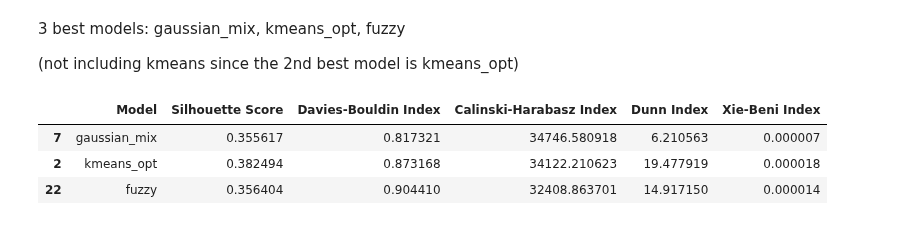
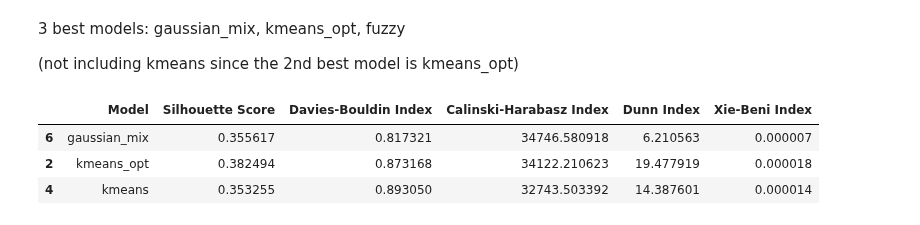
Before and after one commit to sarabreu/thesis_dev, a Jupyter notebook: 3_evaluation/clean_wind.ipynb, the cells around one changed output. Drawn from its saved outputs; the diff is of its cells as text; code cells hidden in the pictures.

```diff
--- a/3_evaluation/clean_wind.ipynb
+++ b/3_evaluation/clean_wind.ipynb
@@ -60,13 +60,13 @@ def dunn_index(df):
 # %%
 def xie_beni_index(df):
     # Compute the total scatter
-    total_scatter = np.sum(pdist(df[['PC1', 'PC2']]) ** 2) / (2 * len(df))
+    total_scatter = np.sum(pdist(df[['0', '1', '2']]) ** 2) / (2 * len(df))
 
     # Compute the intra-cluster scatter
     cluster_labels = df['cluster_label'].unique()
     intra_cluster_scatter = 0
     for label in cluster_labels:
-        cluster_points = df[df['cluster_label'] == label][['PC1', 'PC2']]
+        cluster_points = df[df['cluster_label'] == label][['0', '1', '2']]
         cluster_center = np.mean(cluster_points, axis=0)
         intra_cluster_scatter += np.sum(np.linalg.norm(cluster_points - cluster_center, axis=1) ** 2)
     intra_cluster_scatter /= len(df)
@@ -77,9 +77,9 @@ def compute_metrics(df):
     metrics = {}
 
     if df['cluster_label'].nunique() > 1:
-        metrics['Silhouette Score'] = silhouette_score(df[['PC1', 'PC2']], df['cluster_label'])
-        metrics['Davies-Bouldin Index'] = davies_bouldin_score(df[['PC1', 'PC2']], df['cluster_label'])
-        metrics['Calinski-Harabasz Index'] = calinski_harabasz_score(df[['PC1', 'PC2']], df['cluster_label'])
+        metrics['Silhouette Score'] = silhouette_score(df[['0', '1', '2']], df['cluster_label'])
+        metrics['Davies-Bouldin Index'] = davies_bouldin_score(df[['0', '1', '2']], df['cluster_label'])
+        metrics['Calinski-Harabasz Index'] = calinski_harabasz_score(df[['0', '1', '2']], df['cluster_label'])
         metrics['Dunn Index'] = dunn_index(df)
         metrics['Xie-Beni Index'] = xie_beni_index(df)
     else:
@@ -91,21 +91,19 @@ def compute_metrics(df):
 
     return metrics
 # %%
-# # Create a dictionary with dataframes and their names
-# dataframes = {
-#     'clara_opt': clara_opt, 'fuzzy_opt': fuzzy_opt, 'kmeans_opt': kmeans_opt,
-#     'clara': clara, 'fuzzy': fuzzy, 'kmeans': kmeans,
-#     'bgmm': bgmm, 'dpmm': dpmm, 'gaussian_mix': gaussian_mix,
-#     'average_link_opt': average_link_opt, 'birch_opt': birch_opt,
-#     'single_link_opt': single_link_opt, 'centroid_link_opt': centroid_link_opt,
-#     'ward_link_opt': ward_link_opt,
-#     'average_link': average_link, 'birch': birch, 'single_link': single_link,
-#     'centroid_link': centroid_link, 'ward_link': ward_link,
-#     'dbscan': dbscan, 'optics': optics,
-#     'bgmm_opt': bgmm_opt, 'gaussian_mix_opt': gaussian_mix_opt
-#  }
 # Create a dictionary with dataframes and their names
-dataframes = {'bgmm': bgmm}
+dataframes = {
+    'clara_opt': clara_opt, 'fuzzy_opt': fuzzy_opt, 'kmeans_opt': kmeans_opt,
+    'clara': clara, 'fuzzy': fuzzy, 'kmeans': kmeans,
+    'bgmm': bgmm, 'gaussian_mix': gaussian_mix,
+    'average_link_opt': average_link_opt, 'birch_opt': birch_opt,
+    'single_link_opt': single_link_opt, 'centroid_link_opt': centroid_link_opt,
+    'ward_link_opt': ward_link_opt,
+    'average_link': average_link, 'birch': birch, 'single_link': single_link,
+    'centroid_link': centroid_link, 'ward_link': ward_link,
+    'dbscan': dbscan, 'optics': optics,
+    'bgmm_opt': bgmm_opt, 'gaussian_mix_opt': gaussian_mix_opt
+ }
 # %%
 results_df = pd.read_csv('results/clean_wind.csv')
 # %%
@@ -133,6 +131,7 @@ results_df.reset_index(drop=True)
 # %%
 # Iterate over each dataframe and print the name of the ones without a 'cluster_label' column
 for model_name, df in dataframes.items():
-    if 'cluster_label' not in df.columns:
-        print(f"The dataframe '{model_name}' does not have a column named 'cluster_label'.")
+    # if 'cluster_label' not in df.columns:
+        # print(f"The dataframe '{model_name}' does not have a column named 'cluster_label'.")
+        print(model_name)
         print(df.columns)
@@ -245,9 +278,9 @@ ranked_models[['Model', 'Closeness']]
 
 (not including kmeans since the 2nd best model is kmeans_opt)
 # %%
-results_df.iloc[[7,2,22]]
+results_df.iloc[[6,2,4]]
 # %% [output]
 |  | Model | Silhouette Score | Davies-Bouldin Index | Calinski-Harabasz Index | Dunn Index | Xie-Beni Index |
-| 7 | gaussian_mix | 0.355617 | 0.817321 | 34746.580918 | 6.210563 | 0.000007 |
+| 6 | gaussian_mix | 0.355617 | 0.817321 | 34746.580918 | 6.210563 | 0.000007 |
 | 2 | kmeans_opt | 0.382494 | 0.873168 | 34122.210623 | 19.477919 | 0.000018 |
-| 22 | fuzzy | 0.356404 | 0.904410 | 32408.863701 | 14.917150 | 0.000014 |
+| 4 | kmeans | 0.353255 | 0.893050 | 32743.503392 | 14.387601 | 0.000014 |
```
Also changed, not shown: parts of 6 cells of this notebook.
